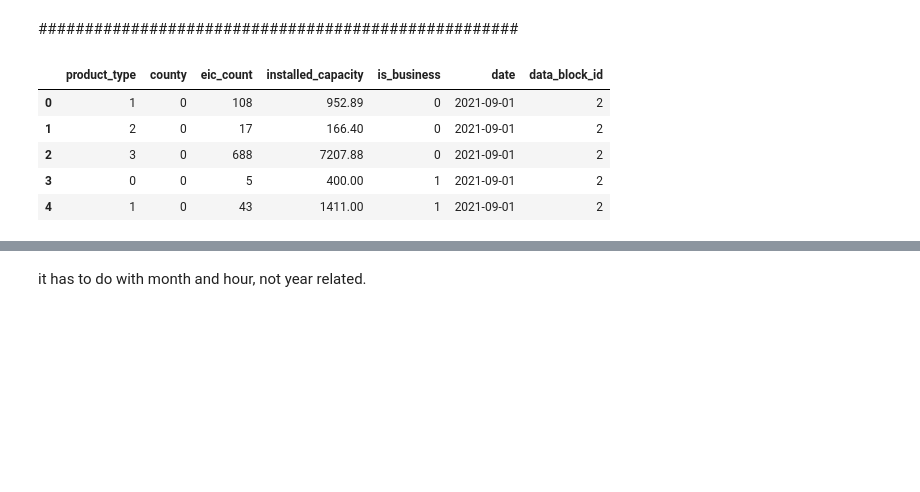
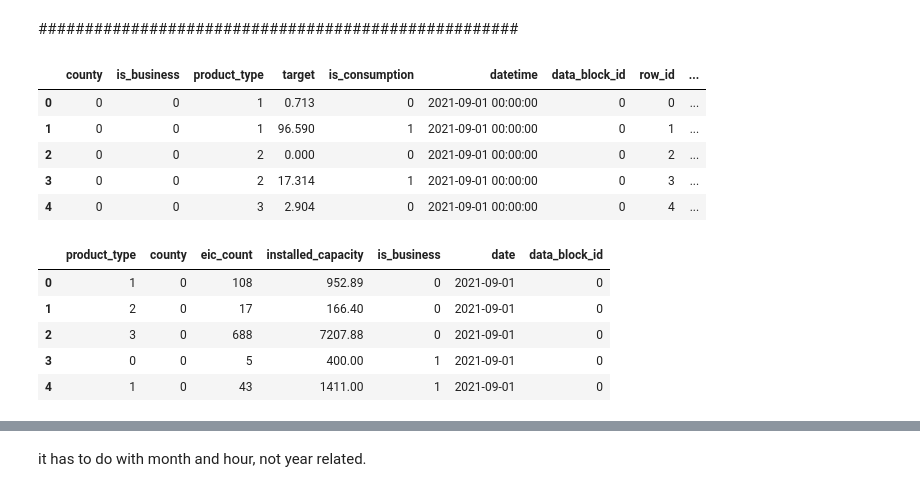
Before and after one commit to jackren0000/Enefit---Predict-Energy-Behavior-of-Prosumers, a Jupyter notebook: lstm-predict-energy-behavior-of-prosumers.ipynb, the cells around one changed output, grey strips where cells are left out. Cells and saved outputs as stored; diff of their text form; code cells hidden in the pictures; blank space fills up the shorter version.

```diff
--- a/lstm-predict-energy-behavior-of-prosumers.ipynb
+++ b/lstm-predict-energy-behavior-of-prosumers.ipynb
@@ -137,11 +137,23 @@ hw_df = pd.read_csv(os.path.join(DATA_DIR, "historical_weather.csv"))
 # see how this data is generated: https://www.kaggle.com/jackren000/mapping-locations-and-county-code/edit
 # locations = pd.read_csv("/kaggle/input/county-lon-lats/county_lon_lats.csv")
 # %%
-client_df.head()
+train.head()
 # %% [output]
-|  | product_type | county | eic_count | installed_capacity | is_business | date | data_block_id |
-| 0 | 1 | 0 | 108 | 952.89 | 0 | 2021-09-01 | 2 |
-| 1 | 2 | 0 | 17 | 166.40 | 0 | 2021-09-01 | 2 |
-| 2 | 3 | 0 | 688 | 7207.88 | 0 | 2021-09-01 | 2 |
-| 3 | 0 | 0 | 5 | 400.00 | 1 | 2021-09-01 | 2 |
-| 4 | 1 | 0 | 43 | 1411.00 | 1 | 2021-09-01 | 2 |
+|  | county | is_business | product_type | target | is_consumption | datetime | data_block_id | row_id | ... |
+| 0 | 0 | 0 | 1 | 0.713 | 0 | 2021-09-01 00:00:00 | 0 | 0 | ... |
+| 1 | 0 | 0 | 1 | 96.590 | 1 | 2021-09-01 00:00:00 | 0 | 1 | ... |
+| 2 | 0 | 0 | 2 | 0.000 | 0 | 2021-09-01 00:00:00 | 0 | 2 | ... |
+| 3 | 0 | 0 | 2 | 17.314 | 1 | 2021-09-01 00:00:00 | 0 | 3 | ... |
+| 4 | 0 | 0 | 3 | 2.904 | 0 | 2021-09-01 00:00:00 | 0 | 4 | ... |
+# %%
+################## client
+# reduce 'block_id' in the 'client' DataFrame by 2 to match 'train' DataFrame
+client_df['data_block_id'] -= 2
+client_df.head()
+# %% [output]
+|  | product_type | county | eic_count | installed_capacity | is_business | date | data_block_id |
+| 0 | 1 | 0 | 108 | 952.89 | 0 | 2021-09-01 | 0 |
+| 1 | 2 | 0 | 17 | 166.40 | 0 | 2021-09-01 | 0 |
+| 2 | 3 | 0 | 688 | 7207.88 | 0 | 2021-09-01 | 0 |
+| 3 | 0 | 0 | 5 | 400.00 | 1 | 2021-09-01 | 0 |
+| 4 | 1 | 0 | 43 | 1411.00 | 1 | 2021-09-01 | 0 |
```
Also changed, not shown: parts of 23 cells of this notebook.
